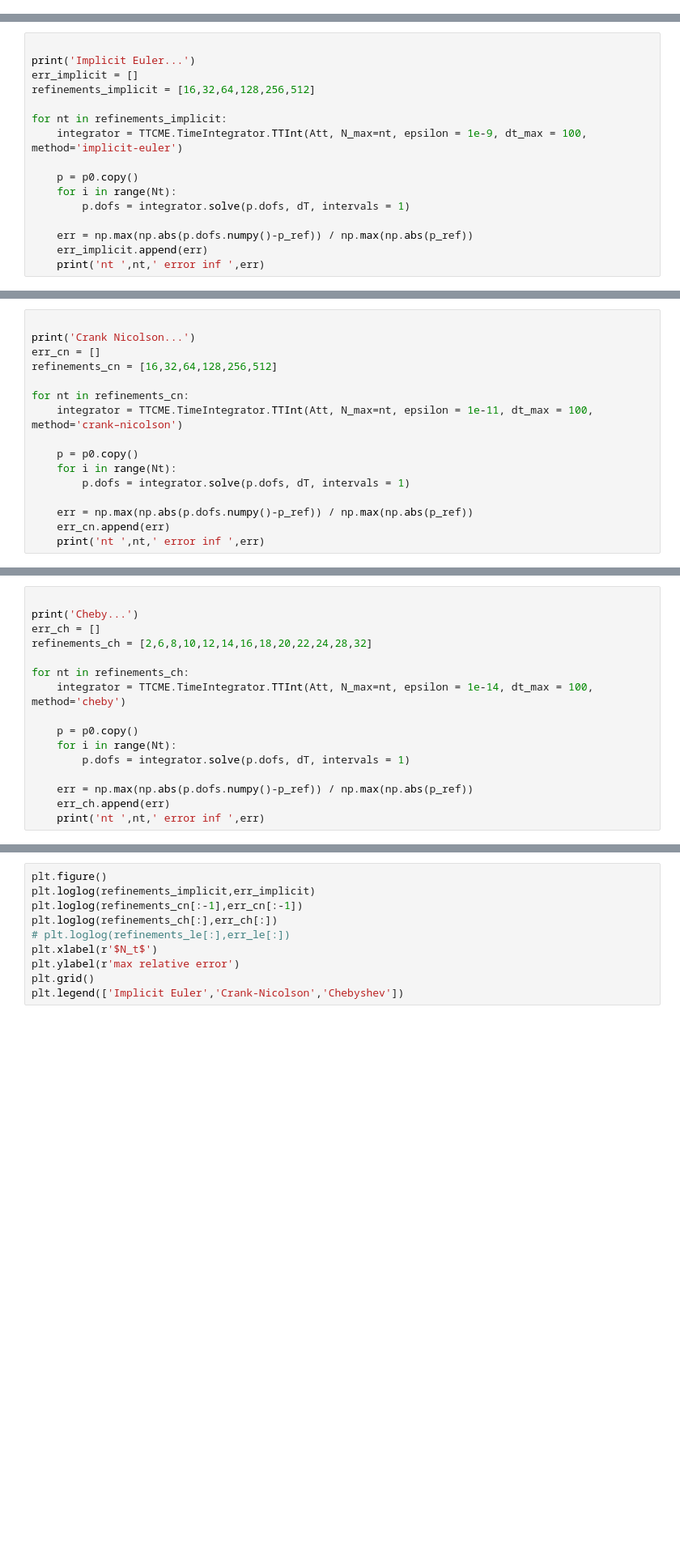
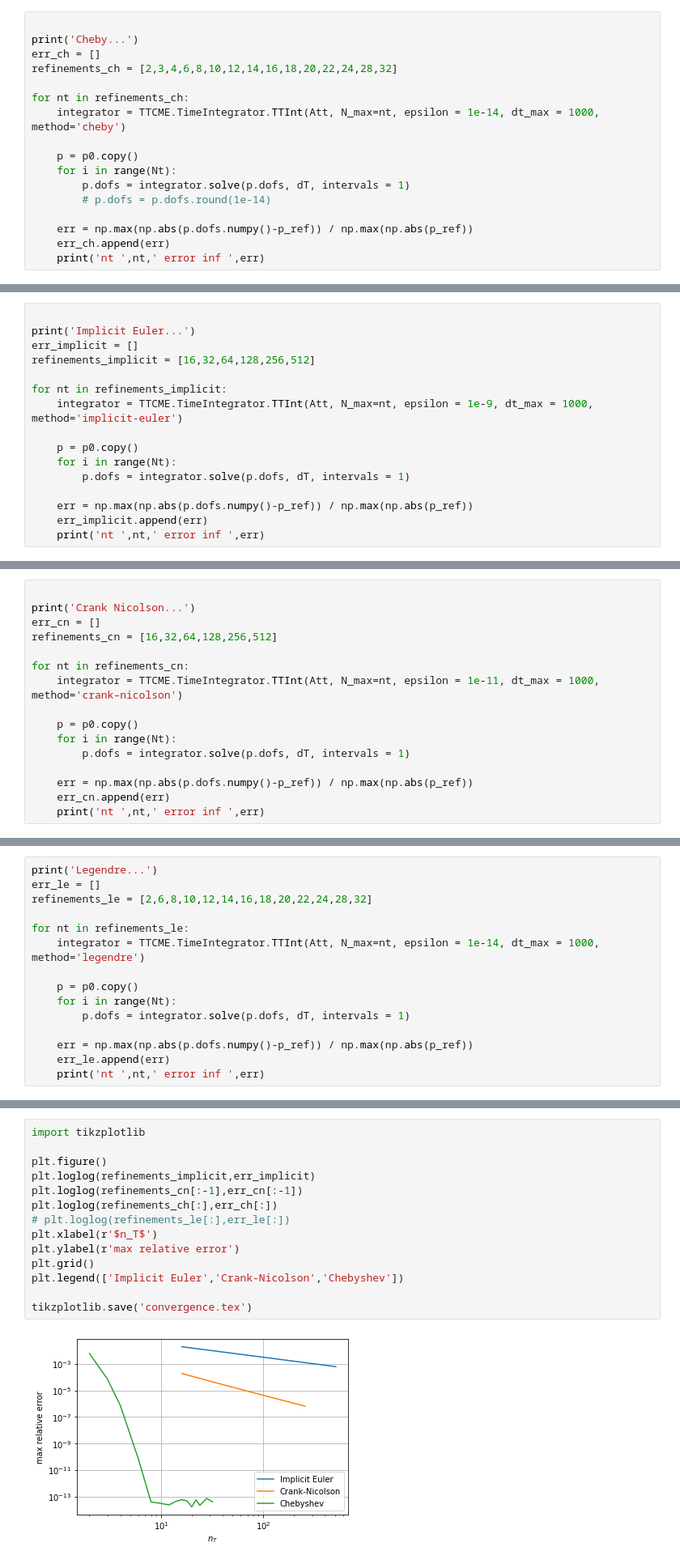
Before and after one commit to ion-g-ion/tt-cme, a Jupyter notebook: examples/simple_gene_convergence.ipynb, the cells around one changed output, grey strips where cells are left out. Shown: that part at 81% size. Drawn from its saved outputs; the diff is of its cells as text; blank space fills up the shorter version.

```diff
--- a/examples/simple_gene_convergence.ipynb
+++ b/examples/simple_gene_convergence.ipynb
@@ -30,3 +30,20 @@ Asp = rs.generator_sparse(N)
 res = scipy.integrate.solve_ivp(lambda t,y: Asp.dot(y), [0,dT*Nt],p0.dofs.numpy().flatten(),max_step=dT/10000)
 Pt = res.y.reshape(N+[-1])
 p_ref = Pt[:,:,-1]
+# %%
+
+print('Cheby...')
+err_ch = []
+refinements_ch = [2,3,4,6,8,10,12,14,16,18,20,22,24,28,32]
+
+for nt in refinements_ch:
+    integrator = TTCME.TimeIntegrator.TTInt(Att, N_max=nt, epsilon = 1e-14, dt_max = 1000, method='cheby')
+
+    p = p0.copy()
+    for i in range(Nt):
+        p.dofs = integrator.solve(p.dofs, dT, intervals = 1)
+        # p.dofs = p.dofs.round(1e-14)
+
+    err = np.max(np.abs(p.dofs.numpy()-p_ref)) / np.max(np.abs(p_ref))
+    err_ch.append(err)
+    print('nt ',nt,' error inf ',err)
@@ -37,7 +71,7 @@ err_implicit = []
 refinements_implicit = [16,32,64,128,256,512]
 
 for nt in refinements_implicit:
-    integrator = TTCME.TimeIntegrator.TTInt(Att, N_max=nt, epsilon = 1e-9, dt_max = 100, method='implicit-euler')
+    integrator = TTCME.TimeIntegrator.TTInt(Att, N_max=nt, epsilon = 1e-9, dt_max = 1000, method='implicit-euler')
 
     p = p0.copy()
     for i in range(Nt):
@@ -61,7 +95,7 @@ err_cn = []
 refinements_cn = [16,32,64,128,256,512]
 
 for nt in refinements_cn:
-    integrator = TTCME.TimeIntegrator.TTInt(Att, N_max=nt, epsilon = 1e-11, dt_max = 100, method='crank–nicolson')
+    integrator = TTCME.TimeIntegrator.TTInt(Att, N_max=nt, epsilon = 1e-11, dt_max = 1000, method='crank–nicolson')
 
     p = p0.copy()
     for i in range(Nt):
@@ -81,17 +115,16 @@ nt  512  error inf  1.6228106978344783e-07
 # %%
+print('Legendre...')
+err_le = []
+refinements_le = [2,6,8,10,12,14,16,18,20,22,24,28,32]
 
-print('Cheby...')
-err_ch = []
-refinements_ch = [2,6,8,10,12,14,16,18,20,22,24,28,32]
-
-for nt in refinements_ch:
-    integrator = TTCME.TimeIntegrator.TTInt(Att, N_max=nt, epsilon = 1e-14, dt_max = 100, method='cheby')
+for nt in refinements_le:
+    integrator = TTCME.TimeIntegrator.TTInt(Att, N_max=nt, epsilon = 1e-14, dt_max = 1000, method='legendre')
 
     p = p0.copy()
     for i in range(Nt):
         p.dofs = integrator.solve(p.dofs, dT, intervals = 1)
 
     err = np.max(np.abs(p.dofs.numpy()-p_ref)) / np.max(np.abs(p_ref))
-    err_ch.append(err)
+    err_le.append(err)
     print('nt ',nt,' error inf ',err)
 # %% [output]
@@ -117,13 +145,19 @@ for nt in refinements_le:
 # %%
+import tikzplotlib
+
 plt.figure()
 plt.loglog(refinements_implicit,err_implicit)
 plt.loglog(refinements_cn[:-1],err_cn[:-1])
 plt.loglog(refinements_ch[:],err_ch[:])
 # plt.loglog(refinements_le[:],err_le[:])
-plt.xlabel(r'$N_t$')
+plt.xlabel(r'$n_T$')
 plt.ylabel(r'max relative error')
 plt.grid()
 plt.legend(['Implicit Euler','Crank-Nicolson','Chebyshev'])
+
+tikzplotlib.save('convergence.tex')
+# %% [output]
+[figure, added]
 # %%
 print('Epsilon of the solver...')
 err_eps = []
```
Also changed, not shown: parts of 8 cells of this notebook, 7 other files.
